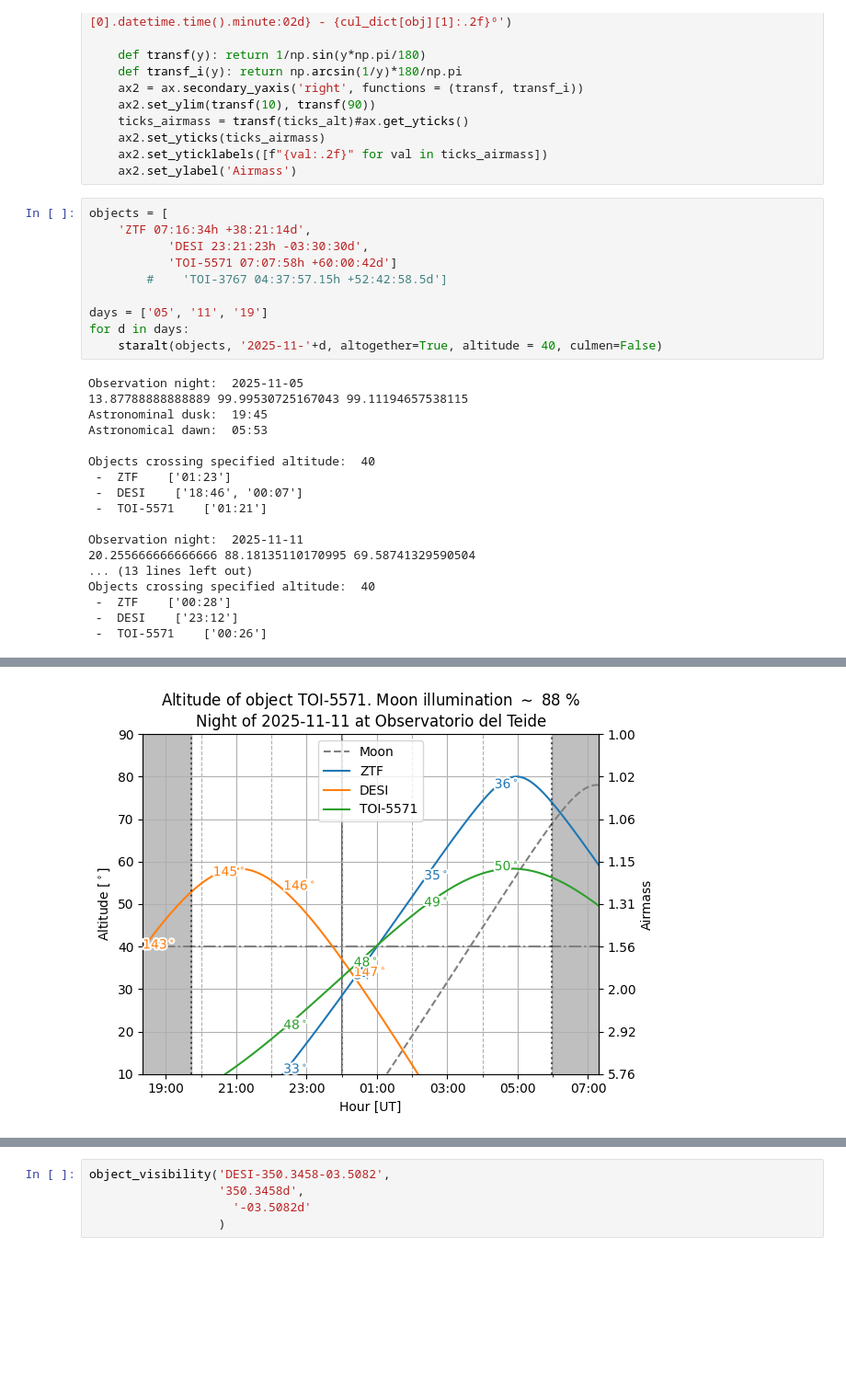
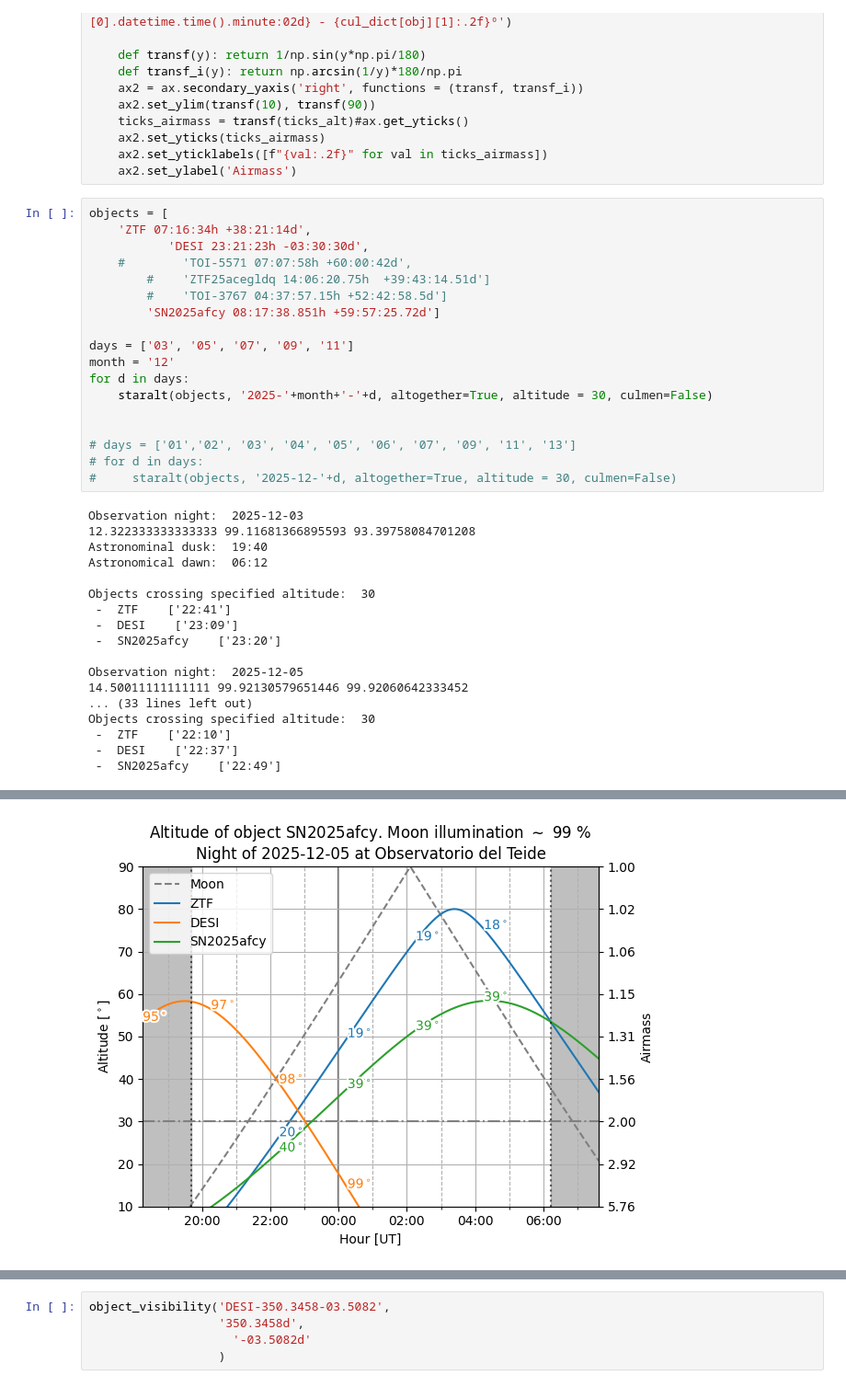
Before and after one commit to oscar-s-p/grav_lens, a Jupyter notebook: Object_visibility.ipynb, the cells around one changed output, grey strips where cells are left out. Shown at 92% size. Drawn from its saved outputs; the diff is of its cells as text; blank space fills up the shorter version.

```diff
--- a/Object_visibility.ipynb
+++ b/Object_visibility.ipynb
@@ -291,27 +291,35 @@ def staralt(obj_name,
 objects = [
     'ZTF 07:16:34h +38:21:14d',
            'DESI 23:21:23h -03:30:30d',
-           'TOI-5571 07:07:58h +60:00:42d']
+    #        'TOI-5571 07:07:58h +60:00:42d',
+        #    'ZTF25acegldq 14:06:20.75h  +39:43:14.51d']
         #    'TOI-3767 04:37:57.15h +52:42:58.5d']
+        'SN2025afcy 08:17:38.851h +59:57:25.72d']
 
-days = ['05', '11', '19']
+days = ['03', '05', '07', '09', '11']
+month = '12'
 for d in days:
-    staralt(objects, '2025-11-'+d, altogether=True, altitude = 40, culmen=False)
+    staralt(objects, '2025-'+month+'-'+d, altogether=True, altitude = 30, culmen=False)
+
+
+# days = ['01','02', '03', '04', '05', '06', '07', '09', '11', '13']
+# for d in days:
+#     staralt(objects, '2025-12-'+d, altogether=True, altitude = 30, culmen=False)
 # %% [output]
-Observation night:  2025-11-05
-13.87788888888889 99.99530725167043 99.11194657538115
-Astronominal dusk:  19:45
-Astronomical dawn:  05:53
+Observation night:  2025-12-03
+12.322333333333333 99.11681366895593 93.39758084701208
+Astronominal dusk:  19:40
+Astronomical dawn:  06:12
 
-Objects crossing specified altitude:  40
- -  ZTF    ['01:23']
- -  DESI    ['18:46', '00:07']
- -  TOI-5571    ['01:21']
+Objects crossing specified altitude:  30
+ -  ZTF    ['22:41']
+ -  DESI    ['23:09']
+ -  SN2025afcy    ['23:20']
 
-Observation night:  2025-11-11
-20.255666666666666 88.18135110170995 69.58741329590504
-... (13 lines left out)
-Objects crossing specified altitude:  40
- -  ZTF    ['00:28']
- -  DESI    ['23:12']
- -  TOI-5571    ['00:26']
+Observation night:  2025-12-05
+14.50011111111111 99.92130579651446 99.92060642333452
+... (33 lines left out)
+Objects crossing specified altitude:  30
+ -  ZTF    ['22:10']
+ -  DESI    ['22:37']
+ -  SN2025afcy    ['22:49']
@@ -319 +327 @@ Objects crossing specified altitude:  40
-[figure, old version]
+[figure, new version]
```
Also changed, not shown: parts of 1 cell of this notebook, 5 other files.
